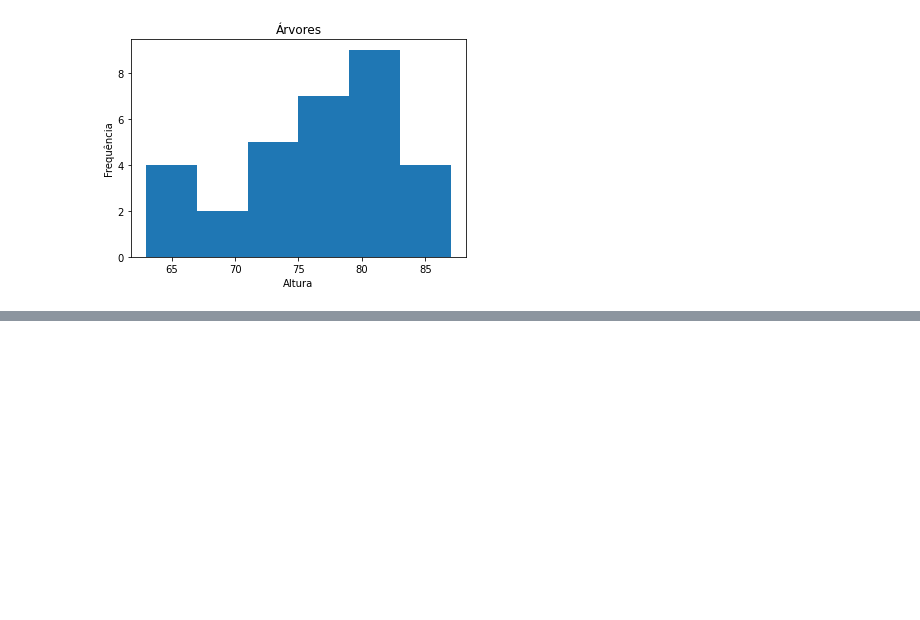
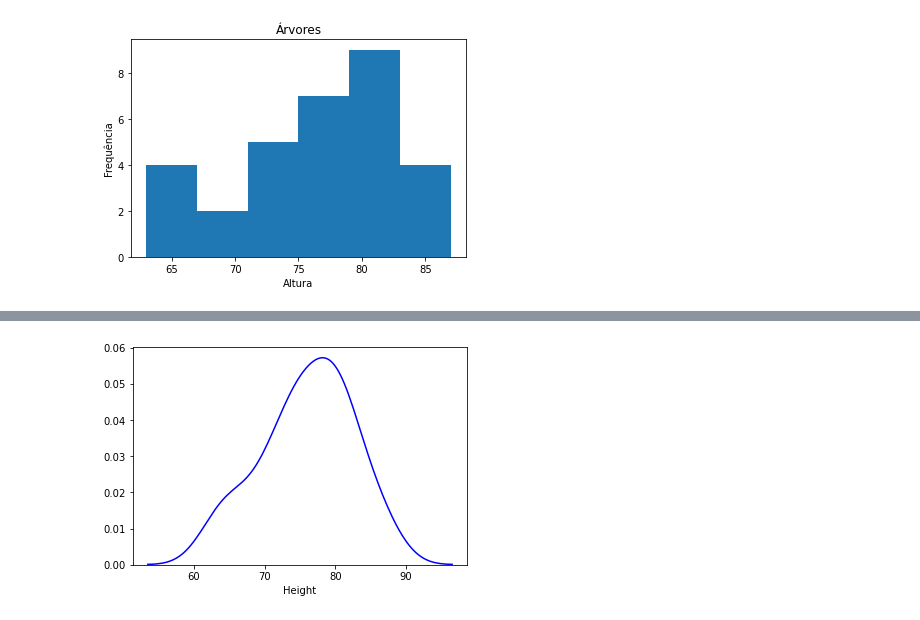
Before and after one commit to emariot/Tratamento_Dados_R_Python, a Jupyter notebook: Python/Gráficos.ipynb, the cells around one changed output, grey strips where cells are left out. Cells and saved outputs as stored; diff of their text form; code cells hidden in the pictures; blank space fills up the shorter version.

```diff
--- a/Python/Gráficos.ipynb
+++ b/Python/Gráficos.ipynb
@@ -36,0 +52,11 @@ plt.xlabel('Altura');
+# %%
+# Linha Densidade
+sns.distplot(data.iloc[:,1],
+             hist=False,
+             kde=True,
+             bins=6,
+             color='blue',
+             hist_kws=({'edgecolor': 'black'})
+             );
+# %% [output]
+[figure, added]
```
Also changed, not shown: parts of 14 cells of this notebook.
